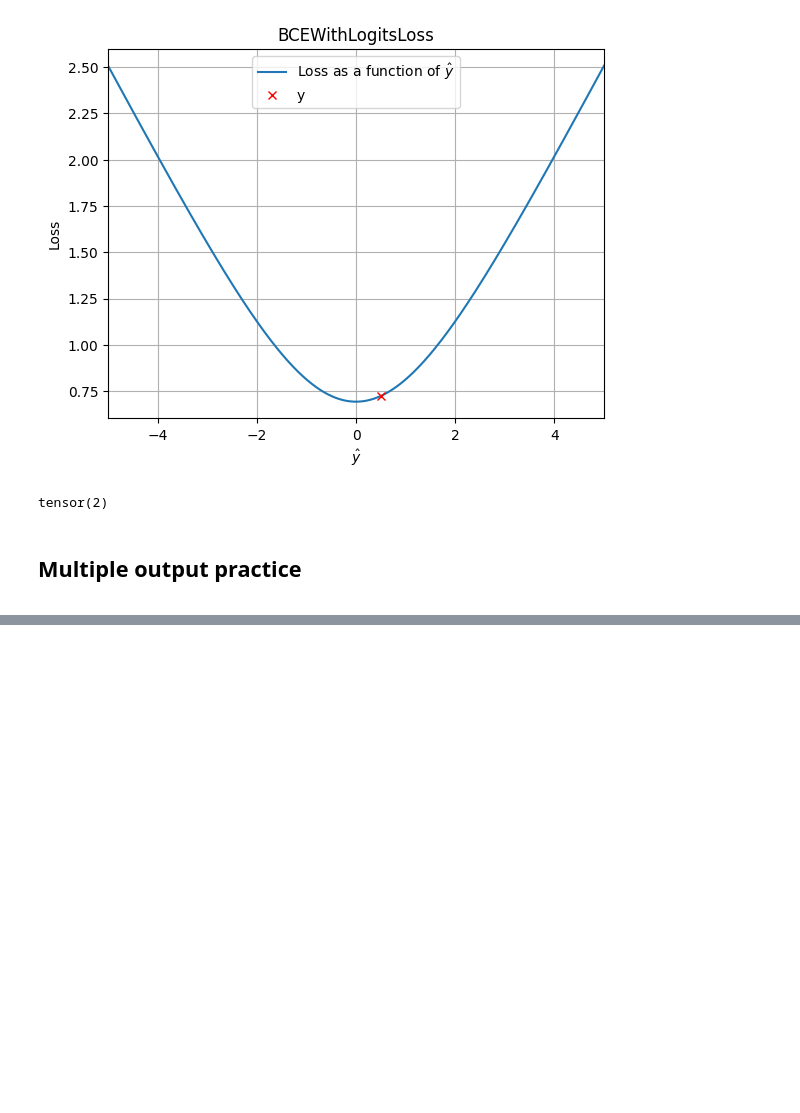
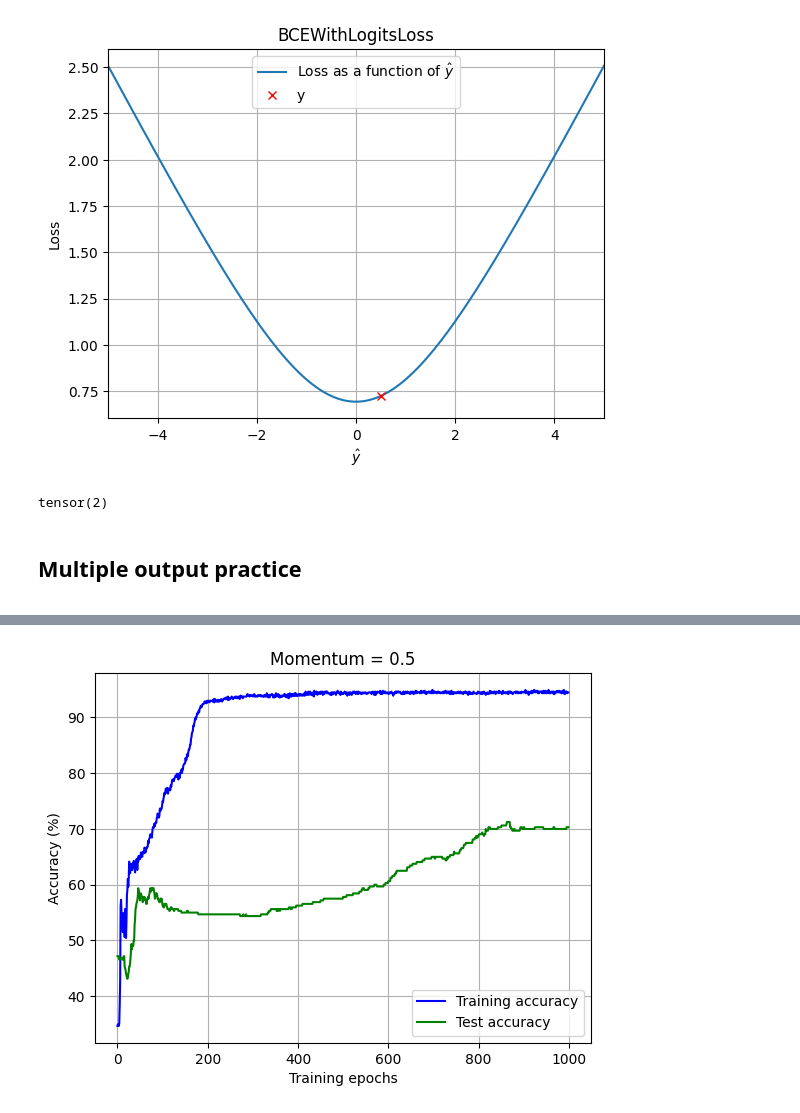
Before and after one commit to szalai-istvan/ai, a Jupyter notebook: deep-understanding-of-deep-learning/06-metaparameters/06-metaparameters.ipynb, the cells around one changed output, grey strips where cells are left out. Saved outputs shown, nothing was run; the diff lists cells and outputs as text; code cells hidden in the pictures; blank space fills up the shorter version.

```diff
--- a/deep-understanding-of-deep-learning/06-metaparameters/06-metaparameters.ipynb
+++ b/deep-understanding-of-deep-learning/06-metaparameters/06-metaparameters.ipynb
@@ -681,0 +791,4 @@ Starting training epoch 900
+# %%
+createAndTrainModel(0.5)
+# %% [output]
+[figure, added]
```
Also changed, not shown: parts of 14 cells of this notebook.
